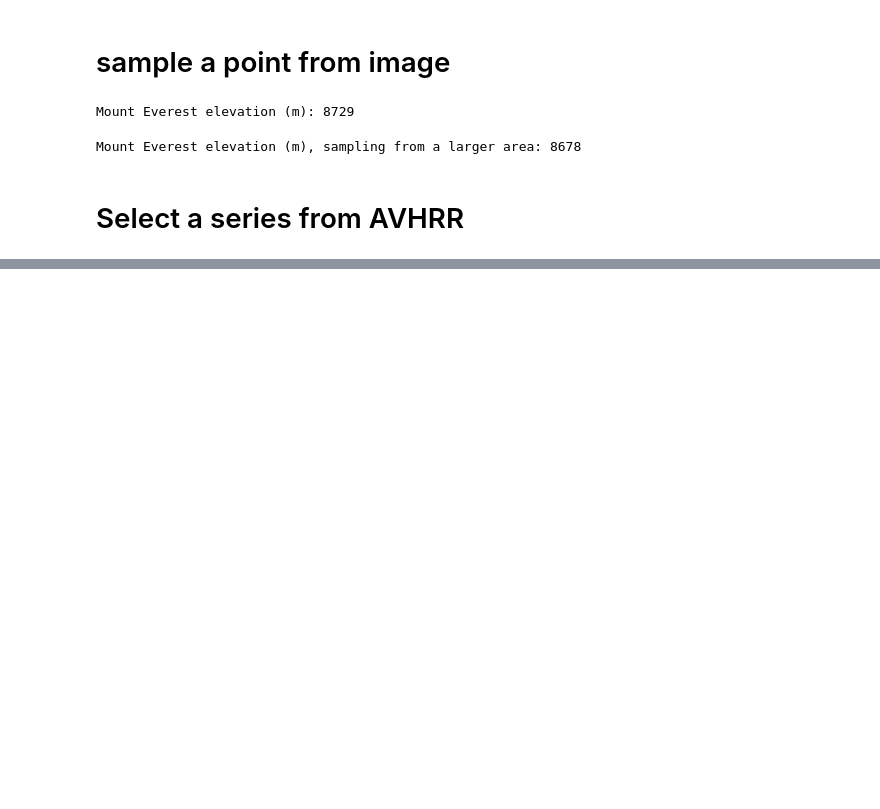
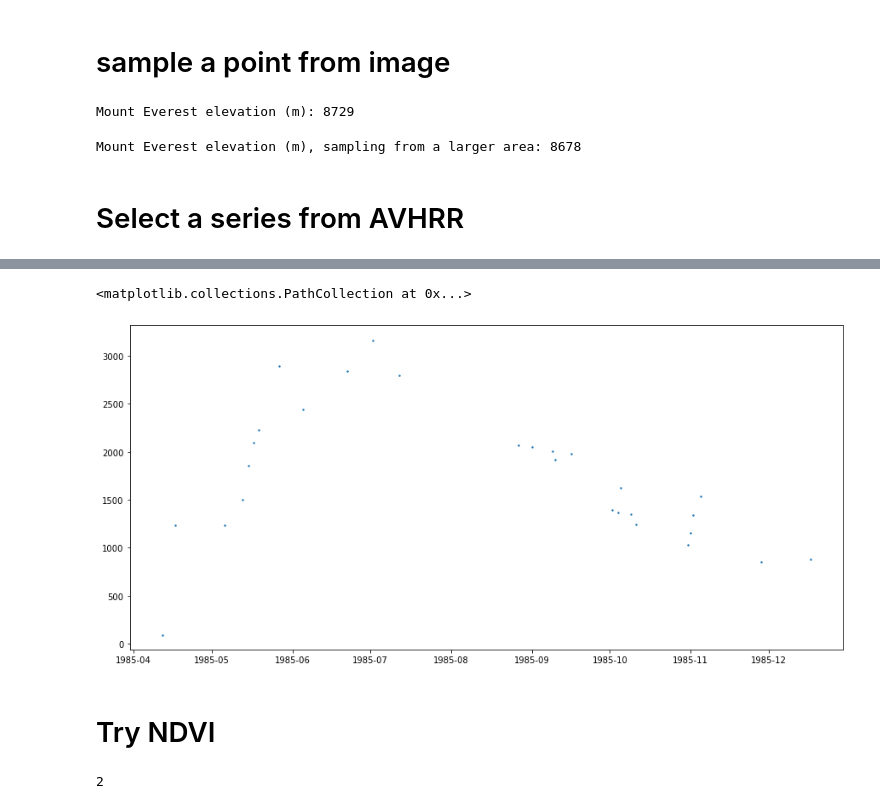
Before and after one commit to vysitu/avhrr_tools, a Jupyter notebook: ee_demo/ee_numpy.ipynb, the cells around one changed output, grey strips where cells are left out. Cells and saved outputs as stored; diff of their text form; code cells hidden in the pictures; blank space fills up the shorter version.

```diff
--- a/ee_demo/ee_numpy.ipynb
+++ b/ee_demo/ee_numpy.ipynb
@@ -55,0 +86,18 @@ plt.plot(df1['datetime'], df1['SREFL_CH2'])
+# %%
+dfb2['datetime'] = pd.to_datetime(dfb2['time'], unit='ms', utc=True)
+# dfqa['datetime'] = pd.to_datetime(dfqa['time'], unit='ms', utc=True)
+# %%
+bit_list = [1,2]
+# %%
+maskarr = bit2mask(dfqa['QA'], bit_list)
+# %%
+dfb2['ch2_cldmsk'] = np.where(dfb2['SREFL_CH2'] * maskarr == 0, np.nan, dfb2['SREFL_CH2'] * maskarr)
+# %%
+plt.rcParams['figure.figsize'] = (15,7)
+
+plt.scatter(dfb2['datetime'], dfb2['ch2_cldmsk'], 2)
+# %% [output]
+<matplotlib.collections.PathCollection at 0x...>
+[figure, added]
+# %% [markdown]
+# Try NDVI
@@ -55,0 +119,4 @@ plt.plot(df1['datetime'], df1['SREFL_CH2'])
+# %%
+2 or 4
+# %% [output]
+2
```
Also changed, not shown: parts of 15 cells of this notebook, 1 other file.
